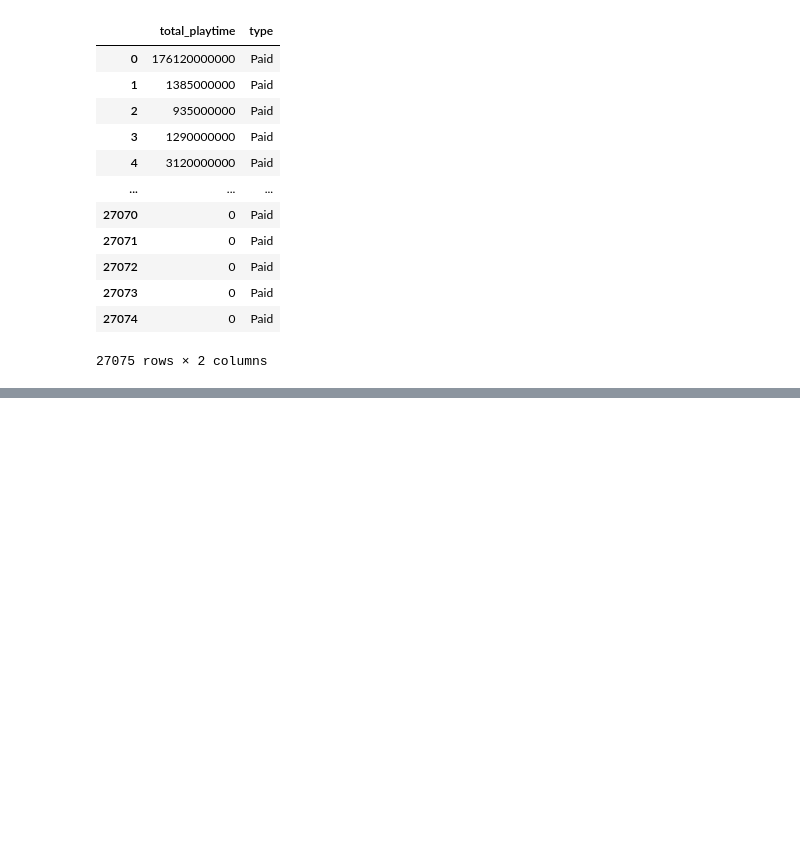
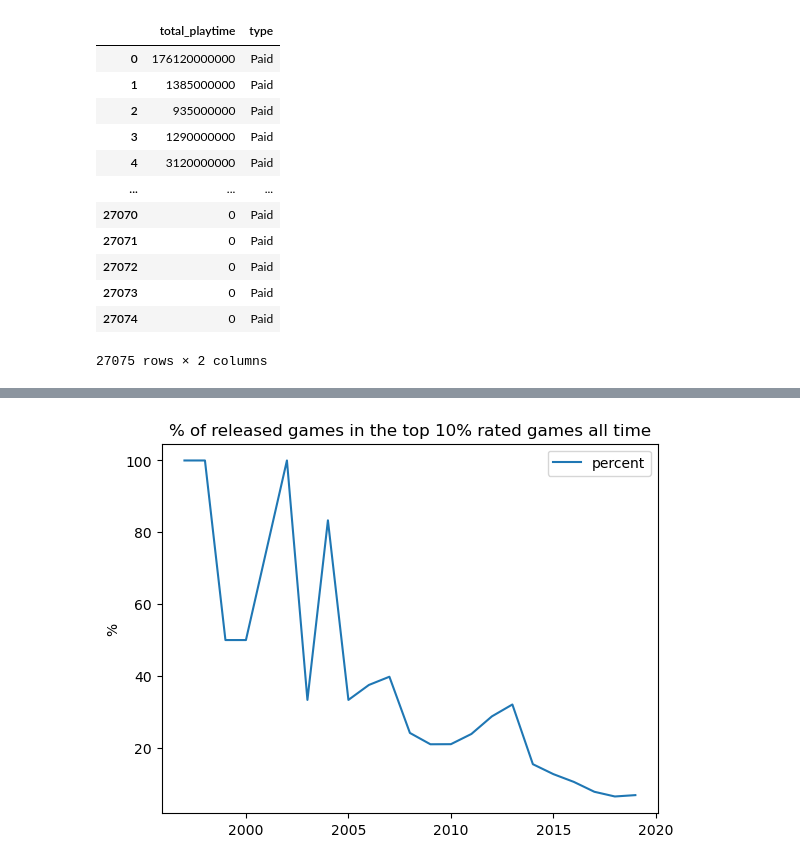
Before and after one commit to Emanum/TU_Visual_Data_Science, a Jupyter notebook: lab2/Steam-Analysis.ipynb, the cells around one changed output, grey strips where cells are left out. Cells and saved outputs as stored; diff of their text form; code cells hidden in the pictures; blank space fills up the shorter version.

```diff
--- a/lab2/Steam-Analysis.ipynb
+++ b/lab2/Steam-Analysis.ipynb
@@ -540,0 +577,8 @@ TypeError: unhashable type: 'list'
+# %%
+ax = merged.plot(y=['percent'])
+ax.set_xlabel('')
+ax.set_ylabel('%')
+ax.set_title('% of released games in the top 10% rated games all time')
+plt.show()
+# %% [output]
+[figure, added]
```
Also changed, not shown: parts of 4 cells of this notebook, 6 other files.
